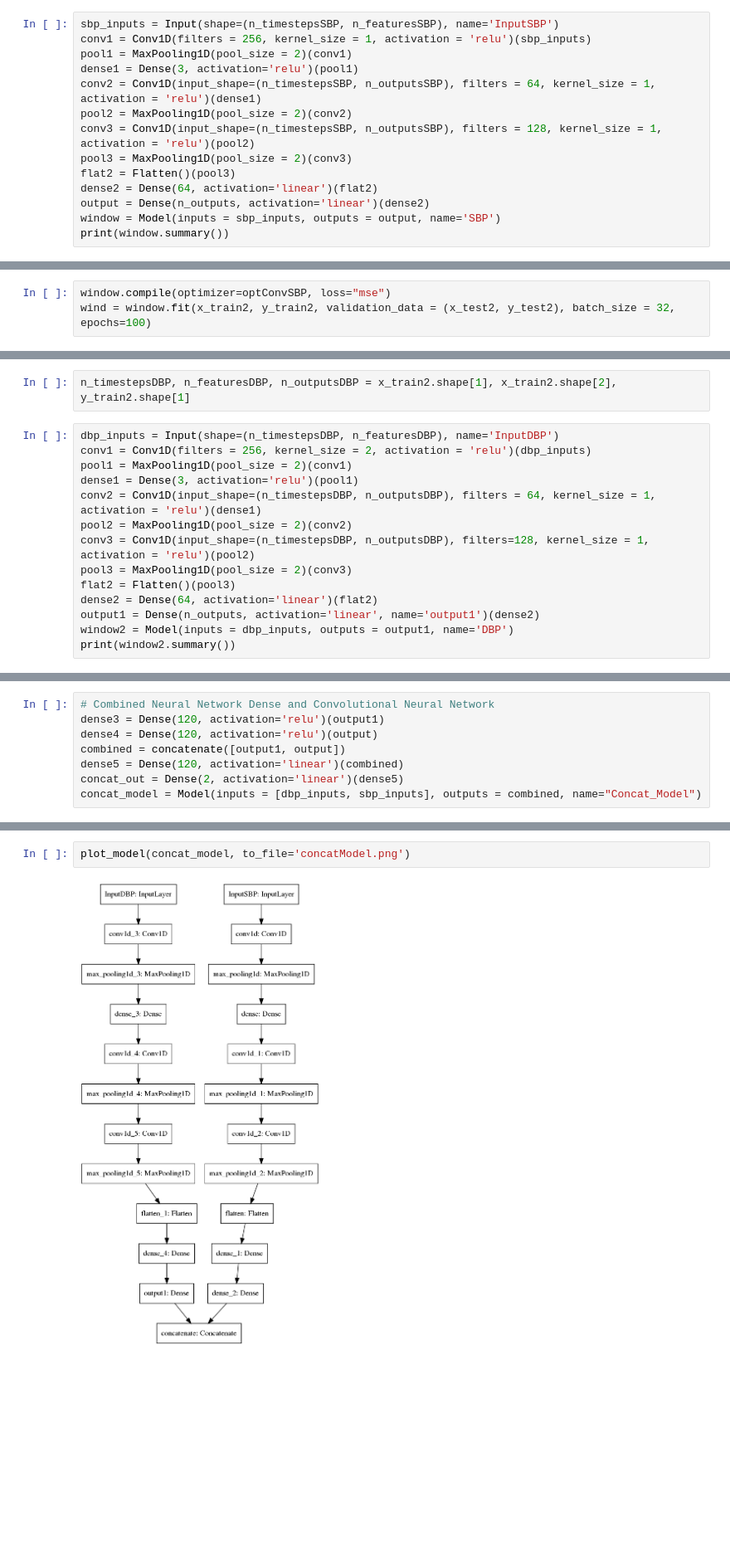
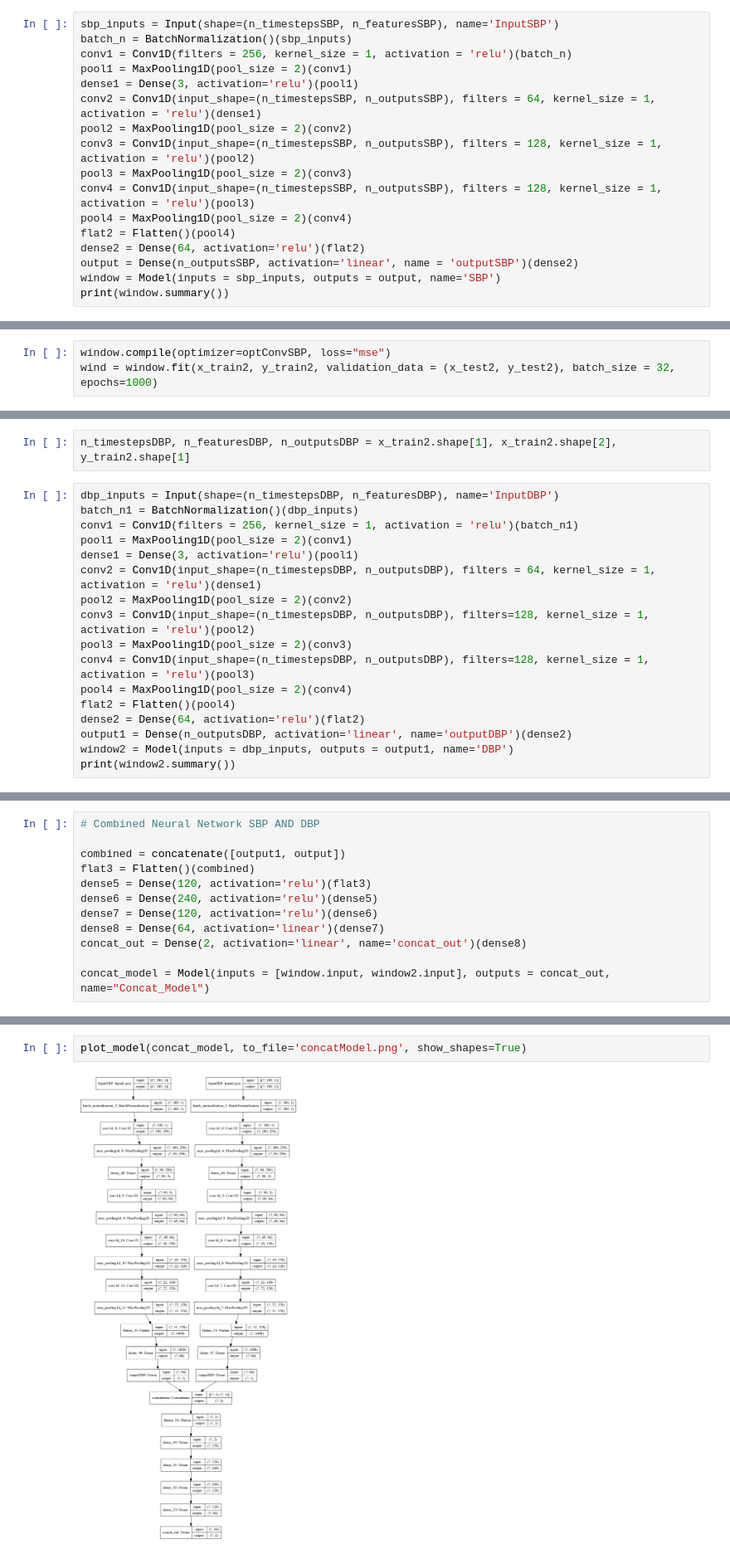
Before and after one commit to jsugijoto/ContinuousBPwPPG, a Jupyter notebook: EstimateBPNN.ipynb, the cells around one changed output, grey strips where cells are left out. Shown at 83% size. Cells and saved outputs as stored; diff of their text form; blank space fills up the shorter version.

Commit message:
compiled model

```diff
--- a/EstimateBPNN.ipynb
+++ b/EstimateBPNN.ipynb
@@ -266,16 +270,19 @@ optConvSBP.learning_rate.assign(0.00001)
 n_timestepsSBP, n_featuresSBP, n_outputsSBP = x_train2.shape[1], x_train2.shape[2], y_train2.shape[1]
 # %%
 sbp_inputs = Input(shape=(n_timestepsSBP, n_featuresSBP), name='InputSBP')
-conv1 = Conv1D(filters = 256, kernel_size = 1, activation = 'relu')(sbp_inputs)
+batch_n = BatchNormalization()(sbp_inputs)
+conv1 = Conv1D(filters = 256, kernel_size = 1, activation = 'relu')(batch_n)
 pool1 = MaxPooling1D(pool_size = 2)(conv1)
 dense1 = Dense(3, activation='relu')(pool1)
 conv2 = Conv1D(input_shape=(n_timestepsSBP, n_outputsSBP), filters = 64, kernel_size = 1, activation = 'relu')(dense1)
 pool2 = MaxPooling1D(pool_size = 2)(conv2)
 conv3 = Conv1D(input_shape=(n_timestepsSBP, n_outputsSBP), filters = 128, kernel_size = 1, activation = 'relu')(pool2)
 pool3 = MaxPooling1D(pool_size = 2)(conv3)
-flat2 = Flatten()(pool3)
-dense2 = Dense(64, activation='linear')(flat2)
-output = Dense(n_outputs, activation='linear')(dense2)
+conv4 = Conv1D(input_shape=(n_timestepsSBP, n_outputsSBP), filters = 128, kernel_size = 1, activation = 'relu')(pool3)
+pool4 = MaxPooling1D(pool_size = 2)(conv4)
+flat2 = Flatten()(pool4)
+dense2 = Dense(64, activation='relu')(flat2)
+output = Dense(n_outputsSBP, activation='linear', name = 'outputSBP')(dense2)
 window = Model(inputs = sbp_inputs, outputs = output, name='SBP')
 print(window.summary())
 # %% [output]
@@ -298,5 +305,5 @@ _________________________________________________________________
 None
 # %%
 window.compile(optimizer=optConvSBP, loss="mse")
-wind = window.fit(x_train2, y_train2, validation_data = (x_test2, y_test2), batch_size = 32, epochs=100)
+wind = window.fit(x_train2, y_train2, validation_data = (x_test2, y_test2), batch_size = 32, epochs=1000)
 # %% [output]
@@ -343,16 +352,19 @@ x_valid3, x_test3, y_valid3, y_test3 = train_test_split(x_test3, y_test3, test_s
 n_timestepsDBP, n_featuresDBP, n_outputsDBP = x_train2.shape[1], x_train2.shape[2], y_train2.shape[1]
 # %%
 dbp_inputs = Input(shape=(n_timestepsDBP, n_featuresDBP), name='InputDBP')
-conv1 = Conv1D(filters = 256, kernel_size = 2, activation = 'relu')(dbp_inputs)
+batch_n1 = BatchNormalization()(dbp_inputs)
+conv1 = Conv1D(filters = 256, kernel_size = 1, activation = 'relu')(batch_n1)
 pool1 = MaxPooling1D(pool_size = 2)(conv1)
 dense1 = Dense(3, activation='relu')(pool1)
 conv2 = Conv1D(input_shape=(n_timestepsDBP, n_outputsDBP), filters = 64, kernel_size = 1, activation = 'relu')(dense1)
 pool2 = MaxPooling1D(pool_size = 2)(conv2)
 conv3 = Conv1D(input_shape=(n_timestepsDBP, n_outputsDBP), filters=128, kernel_size = 1, activation = 'relu')(pool2)
 pool3 = MaxPooling1D(pool_size = 2)(conv3)
-flat2 = Flatten()(pool3)
-dense2 = Dense(64, activation='linear')(flat2)
-output1 = Dense(n_outputs, activation='linear', name='output1')(dense2)
+conv4 = Conv1D(input_shape=(n_timestepsDBP, n_outputsDBP), filters=128, kernel_size = 1, activation = 'relu')(pool3)
+pool4 = MaxPooling1D(pool_size = 2)(conv4)
+flat2 = Flatten()(pool4)
+dense2 = Dense(64, activation='relu')(flat2)
+output1 = Dense(n_outputsDBP, activation='linear', name='outputDBP')(dense2)
 window2 = Model(inputs = dbp_inputs, outputs = output1, name='DBP')
 print(window2.summary())
 # %% [output]
@@ -408,11 +420,15 @@ plt.show()
 # %%
-# Combined Neural Network Dense and Convolutional Neural Network
-dense3 = Dense(120, activation='relu')(output1)
-dense4 = Dense(120, activation='relu')(output)
+# Combined Neural Network SBP AND DBP
+
 combined = concatenate([output1, output])
-dense5 = Dense(120, activation='linear')(combined)
-concat_out = Dense(2, activation='linear')(dense5)
-concat_model = Model(inputs = [dbp_inputs, sbp_inputs], outputs = combined, name="Concat_Model")
+flat3 = Flatten()(combined)
+dense5 = Dense(120, activation='relu')(flat3)
+dense6 = Dense(240, activation='relu')(dense5)
+dense7 = Dense(120, activation='relu')(dense6)
+dense8 = Dense(64, activation='linear')(dense7)
+concat_out = Dense(2, activation='linear', name='concat_out')(dense8)
+
+concat_model = Model(inputs = [window.input, window2.input], outputs = concat_out, name="Concat_Model")
 # %%
 concat_model.compile(optimizer=optConvSBP, loss='mse')
 concat_model.summary()
@@ -437,4 +458,4 @@ ________________________________________________________________________________
 # %%
-plot_model(concat_model, to_file='concatModel.png')
+plot_model(concat_model, to_file='concatModel.png', show_shapes=True)
 # %% [output]
-[figure, old version]
+[figure, new version]
```
Also changed, not shown: parts of 41 cells of this notebook.
